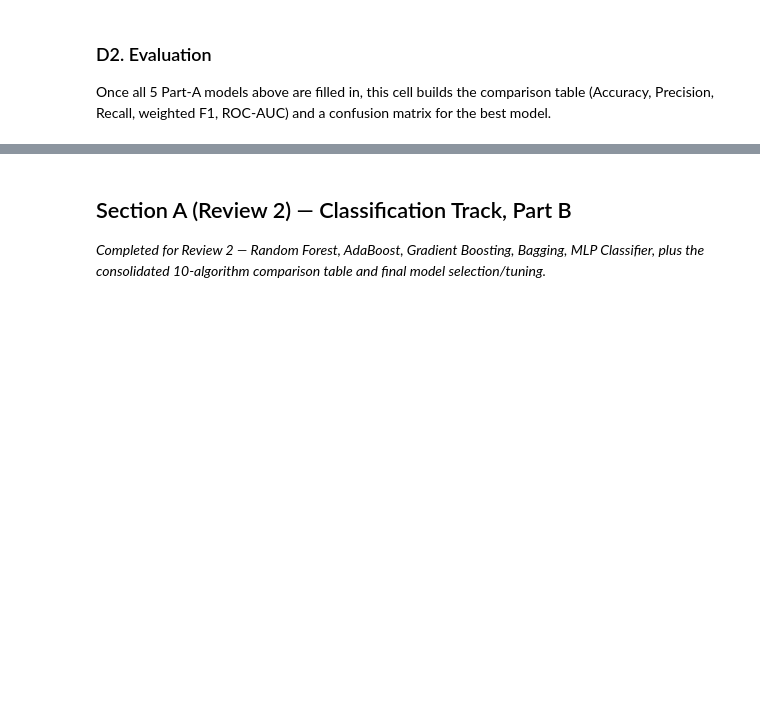
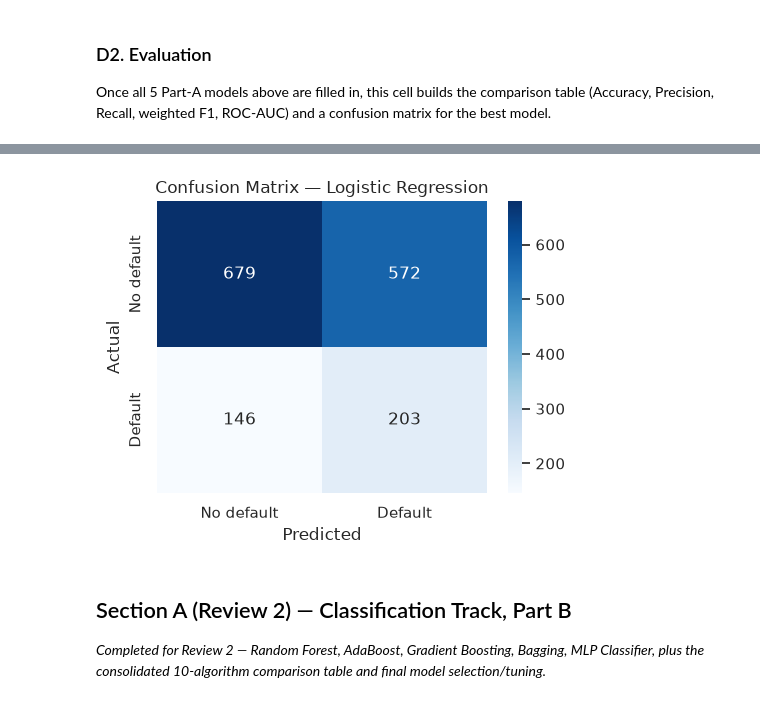
Before and after one commit to Rushil-99/ML-capstone, a Jupyter notebook: notebooks/classification.ipynb, the cells around one changed output, grey strips where cells are left out. Saved outputs shown, nothing was run; the diff lists cells and outputs as text; code cells hidden in the pictures; blank space fills up the shorter version.

Commit message:
Added confusion matrix for classification track

```diff
--- a/notebooks/classification.ipynb
+++ b/notebooks/classification.ipynb
@@ -397,14 +397,16 @@ else:
 4  0.554831
 # %%
 # TODO: confusion matrix for the best Part-A model (once D1/D2 are complete)
-# best_name = partA_results.iloc[0]["Model"]
-# cm = confusion_matrix(y_test, predictions[best_name])
-# plt.figure(figsize=(5, 4))
-# sns.heatmap(cm, annot=True, fmt="d", cmap="Blues", xticklabels=["No default", "Default"], yticklabels=["No default", "Default"])
-# plt.xlabel("Predicted"); plt.ylabel("Actual")
-# plt.title(f"Confusion Matrix — {best_name}")
-# plt.tight_layout()
-# plt.show()
+best_name = partA_results.iloc[0]["Model"]
+cm = confusion_matrix(y_test, predictions[best_name])
+plt.figure(figsize=(5, 4))
+sns.heatmap(cm, annot=True, fmt="d", cmap="Blues", xticklabels=["No default", "Default"], yticklabels=["No default", "Default"])
+plt.xlabel("Predicted"); plt.ylabel("Actual")
+plt.title(f"Confusion Matrix — {best_name}")
+plt.tight_layout()
+plt.show()
+# %% [output]
+[figure, added]
 # %% [markdown]
 ## Section A (Review 2) — Classification Track, Part B
 
```
Also changed, not shown: parts of 6 cells of this notebook.
